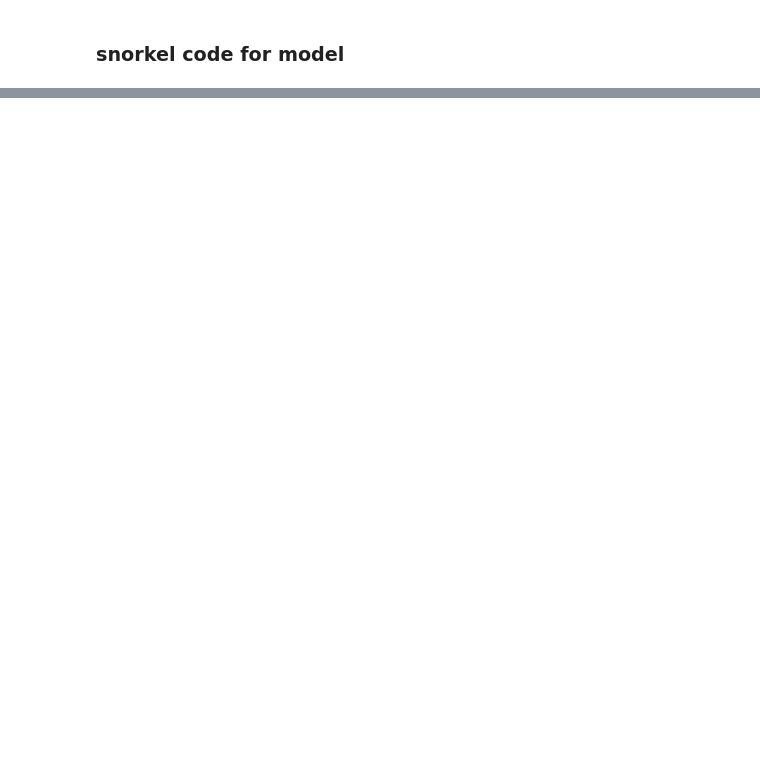
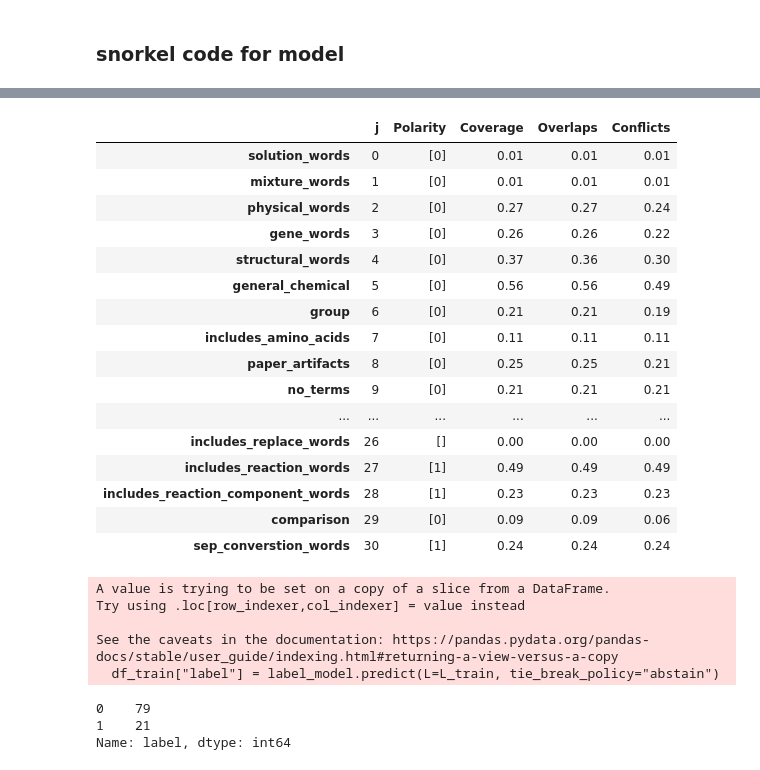
Before and after one commit to igematberkeley/NLPChemExtractor, a Jupyter notebook: cassie_snorkel_labeling_functions.ipynb, the cells around one changed output, grey strips where cells are left out. Drawn from its saved outputs; the diff is of its cells as text; code cells hidden in the pictures; blank space fills up the shorter version.

Commit message:
updated labeling
run in python 3.8

```diff
--- a/cassie_snorkel_labeling_functions.ipynb
+++ b/cassie_snorkel_labeling_functions.ipynb
@@ -338,11 +487,21 @@ def includes_reaction_component_words(x):
         if(word in x[0]):
             return True
     return ABSTAIN
+# %%
+# LF_comparison
+# If the sentence contains reaction compontents words, we label True
+comparison_words = ["similar", "more", "greater", "less", "increase", "decrease"]
+@labeling_function()
+def comparison(x):
+    for word in comparison_words:
+        if(word in x[0]):
+            return False
+    return ABSTAIN
 # %%
 # LF_sep_conversion_words
 # If the sentence contains to, from, into, etc., we label True
 conversion_words = ["to", "from", "into", "becomes", "became"]
-# @labeling_function()
+@labeling_function()
 def sep_converstion_words(x):
     sentence = x[0].replace(',', '')
     words = sentence.split(" ")
@@ -362,6 +521,8 @@ def sep_converstion_words(x):
                     break
                 index = words.index(chem, index + 1)
             indexes.append(index)
+    if not indexes:
+        return ABSTAIN
     min_index = min(indexes)
     max_index = max(indexes)
     for index in range(min_index + 1, max_index):
@@ -709,7 +870,7 @@ re_check_several_chem_uncleaned_df
 44724 rows × 2 columns
 # %%
-re_check_several_chem_uncleaned_df["arguments"] = re_check_several_chem_uncleaned_df[["sentence", "chemical_names"]].values.tolist()
-re_check_several_chem_uncleaned_df
+re_check_several_chem_uncleaned_df["text"] = re_check_several_chem_uncleaned_df[["sentence", "chemical_names"]].values.tolist()
+re_check_several_chem_uncleaned_df.iloc[47]["text"]
 # %% [output]
 A value is trying to be set on a copy of a slice from a DataFrame.
 Try using .loc[row_indexer,col_indexer] = value instead
@@ -771,0 +924,13 @@ sep conversion words: True
+# %%
+# Define the set of labeling functions (LFs)
+lfs = [solution_words, mixture_words, physical_words, gene_words, structural_words, general_chemical, group,
+    includes_amino_acids, paper_artifacts, no_terms, adjacent_mentions, sep_or, sep_and, sep_comma, sep_via,
+    sep_sym, followed_ase, followed_by_noun, sep_verb, sep_adverb, includes_oxidation_words,
+    includes_combustion_words, includes_neutralization_words, includes_catalyze_words, includes_combination_words,
+    includes_decomposition_words, includes_replace_words, includes_reaction_words,
+    includes_reaction_component_words, comparison, sep_converstion_words]
+
+# Apply the LFs to the unlabeled training data
+df_train = re_check_several_chem_uncleaned_df[:100]
+applier = PandasLFApplier(lfs=lfs)
+L_train = applier.apply(df=df_train)
@@ -771,0 +947,22 @@ sep conversion words: True
+# %%
+from snorkel.labeling import LFAnalysis
+
+LFAnalysis(L=L_train, lfs=lfs).lf_summary()
+# %% [output]
+|  | j | Polarity | Coverage | Overlaps | Conflicts |
+| solution_words | 0 | [0] | 0.01 | 0.01 | 0.01 |
+| mixture_words | 1 | [0] | 0.01 | 0.01 | 0.01 |
+| physical_words | 2 | [0] | 0.27 | 0.27 | 0.24 |
+| gene_words | 3 | [0] | 0.26 | 0.26 | 0.22 |
+| structural_words | 4 | [0] | 0.37 | 0.36 | 0.30 |
+| general_chemical | 5 | [0] | 0.56 | 0.56 | 0.49 |
+| group | 6 | [0] | 0.21 | 0.21 | 0.19 |
+| includes_amino_acids | 7 | [0] | 0.11 | 0.11 | 0.11 |
+| paper_artifacts | 8 | [0] | 0.25 | 0.25 | 0.21 |
+| no_terms | 9 | [0] | 0.21 | 0.21 | 0.21 |
+| ... | ... | ... | ... | ... | ... |
+| includes_replace_words | 26 | [] | 0.00 | 0.00 | 0.00 |
+| includes_reaction_words | 27 | [1] | 0.49 | 0.49 | 0.49 |
+| includes_reaction_component_words | 28 | [1] | 0.23 | 0.23 | 0.23 |
+| comparison | 29 | [0] | 0.09 | 0.09 | 0.06 |
+| sep_converstion_words | 30 | [1] | 0.24 | 0.24 | 0.24 |
@@ -784,5 +973,17 @@ lfs = [general_chemical, adjacent_mentions, sep_or, sep_and, sep_comma, sep_via,
 # %%
 # Train the label model and compute the training labels
-# label_model = LabelModel(cardinality=2, verbose=True)
-# label_model.fit(L_train, n_epochs=500, log_freq=50, seed=123)
-# df_train["label"] = label_model.predict(L=L_train, tie_break_policy="abstain")
+label_model = LabelModel(cardinality=2, verbose=True)
+label_model.fit(L_train, n_epochs=500, log_freq=50, seed=123)
+df_train["label"] = label_model.predict(L=L_train, tie_break_policy="abstain")
+# %% [output]
+A value is trying to be set on a copy of a slice from a DataFrame.
+Try using .loc[row_indexer,col_indexer] = value instead
+
+See the caveats in the documentation: https://pandas.pydata.org/pandas-docs/stable/user_guide/indexing.html#returning-a-view-versus-a-copy
+  df_train["label"] = label_model.predict(L=L_train, tie_break_policy="abstain")
+# %%
+df_train["label"].value_counts()
+# %% [output]
+0    79
+1    21
+Name: label, dtype: int64
```
Also changed, not shown: parts of 49 cells of this notebook.
